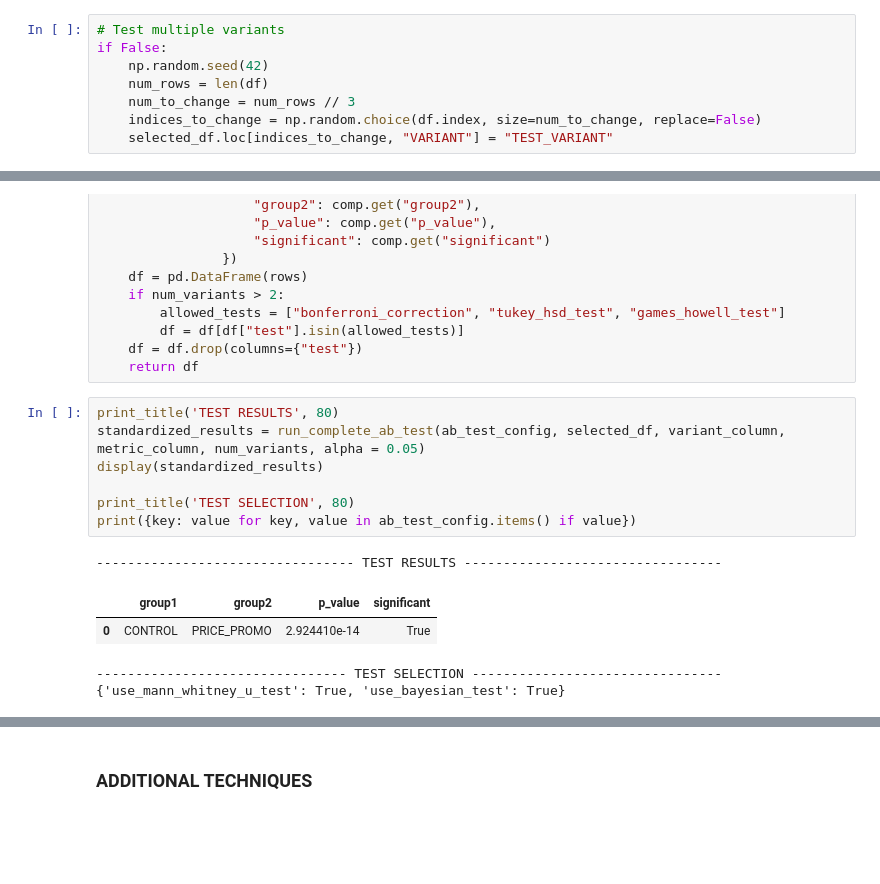
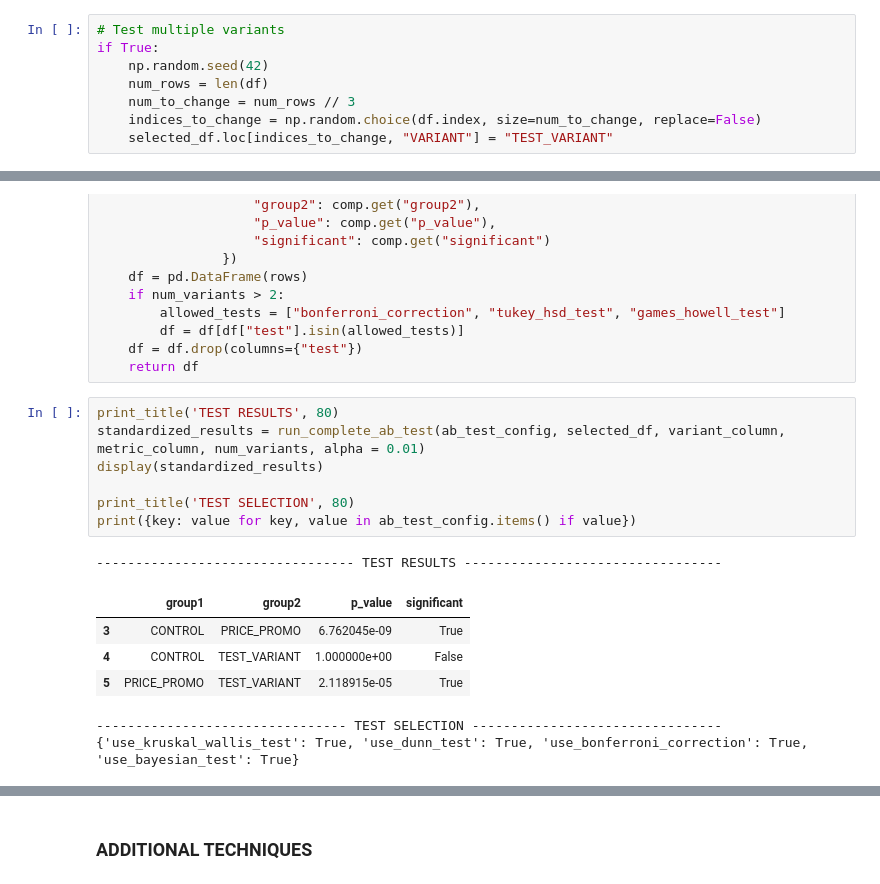
Before and after one commit to EAlmazanG/ab-test-framework, a Jupyter notebook: notebooks/ab-test_framework_template.ipynb, the cells around one changed output, grey strips where cells are left out. Cells and saved outputs as stored; diff of their text form; blank space fills up the shorter version.

```diff
--- a/notebooks/ab-test_framework_template.ipynb
+++ b/notebooks/ab-test_framework_template.ipynb
@@ -331,7 +333,7 @@ is_strong_outlier_effect: True
 ### NUMBER OF VARIANTS
 # %%
 # Test multiple variants
-if False:
+if True:
     np.random.seed(42)
     num_rows = len(df)
     num_to_change = num_rows // 3
@@ -953,14 +959,16 @@ def run_complete_ab_test(ab_test_config, selected_df, variant_column, metric_col
     return df
 # %%
 print_title('TEST RESULTS', 80)
-standardized_results = run_complete_ab_test(ab_test_config, selected_df, variant_column, metric_column, num_variants, alpha = 0.05)
+standardized_results = run_complete_ab_test(ab_test_config, selected_df, variant_column, metric_column, num_variants, alpha = 0.01)
 display(standardized_results)
 
 print_title('TEST SELECTION', 80)
 print({key: value for key, value in ab_test_config.items() if value})
 # %% [output]
 --------------------------------- TEST RESULTS ---------------------------------
 |  | group1 | group2 | p_value | significant |
-| 0 | CONTROL | PRICE_PROMO | 2.924410e-14 | True |
+| 3 | CONTROL | PRICE_PROMO | 6.762045e-09 | True |
+| 4 | CONTROL | TEST_VARIANT | 1.000000e+00 | False |
+| 5 | PRICE_PROMO | TEST_VARIANT | 2.118915e-05 | True |
 -------------------------------- TEST SELECTION --------------------------------
-{'use_mann_whitney_u_test': True, 'use_bayesian_test': True}
+{'use_kruskal_wallis_test': True, 'use_dunn_test': True, 'use_bonferroni_correction': True, 'use_bayesian_test': True}
```
Also changed, not shown: parts of 8 cells of this notebook.
